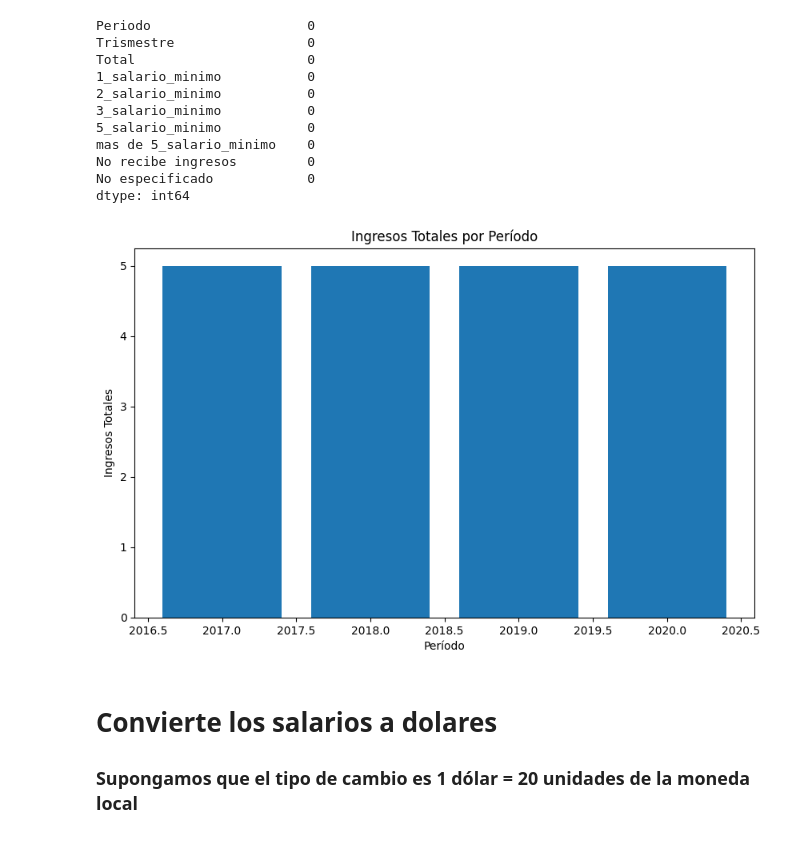
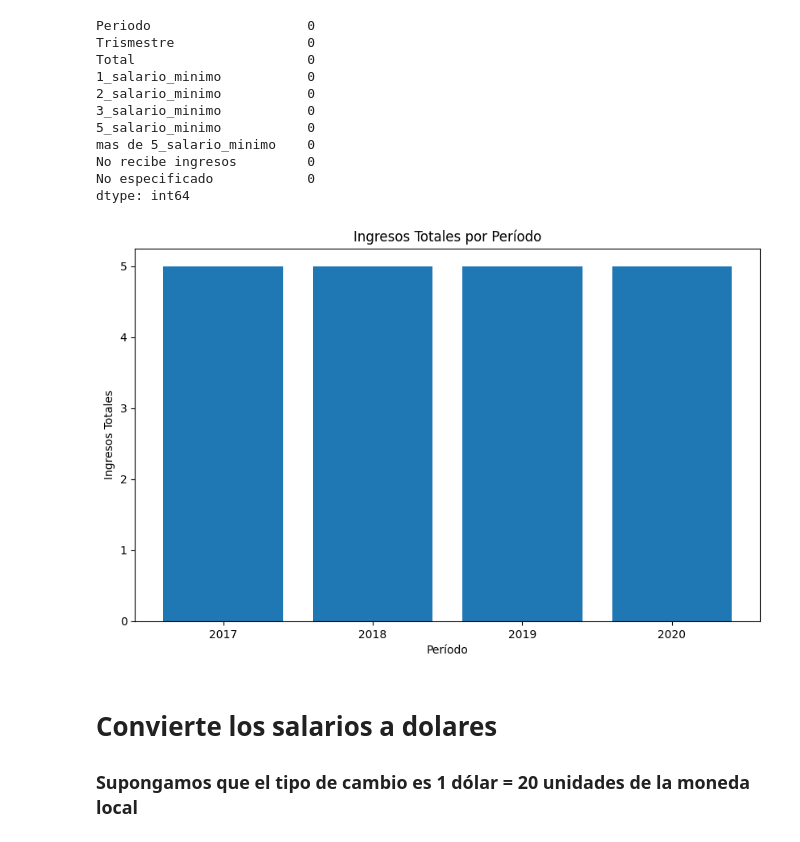
Before and after one commit to CodedSpirit-dev/ExamenBosch, a Jupyter notebook: Examen.ipynb, the cells around one changed output. Saved outputs shown, nothing was run; the diff lists cells and outputs as text; code cells hidden in the pictures.

Commit message:
Fixed plot
Arreglé el plot para que me muestre los años como numeros enteros en lugar de años con decimal.

```diff
--- a/Examen.ipynb
+++ b/Examen.ipynb
@@ -201,16 +201,16 @@ dtype: int64
 # %%
 import matplotlib.pyplot as plt
 
 # Graficar los ingresos totales por período
 plt.figure(figsize=(10, 6))
 plt.bar(x=total_por_periodo.index, height=5)
 plt.xlabel('Período')
 plt.ylabel('Ingresos Totales')
 plt.title('Ingresos Totales por Período')
-plt.xticks()
+plt.xticks(total_por_periodo.index)
 plt.show()
 # %% [output]
-[figure, old version]
+[figure, new version]
 # %% [markdown]
 # Convierte los salarios a dolares
 ### Supongamos que el tipo de cambio es 1 dólar = 20 unidades de la moneda local
```
Also changed, not shown: parts of 3 cells of this notebook.
